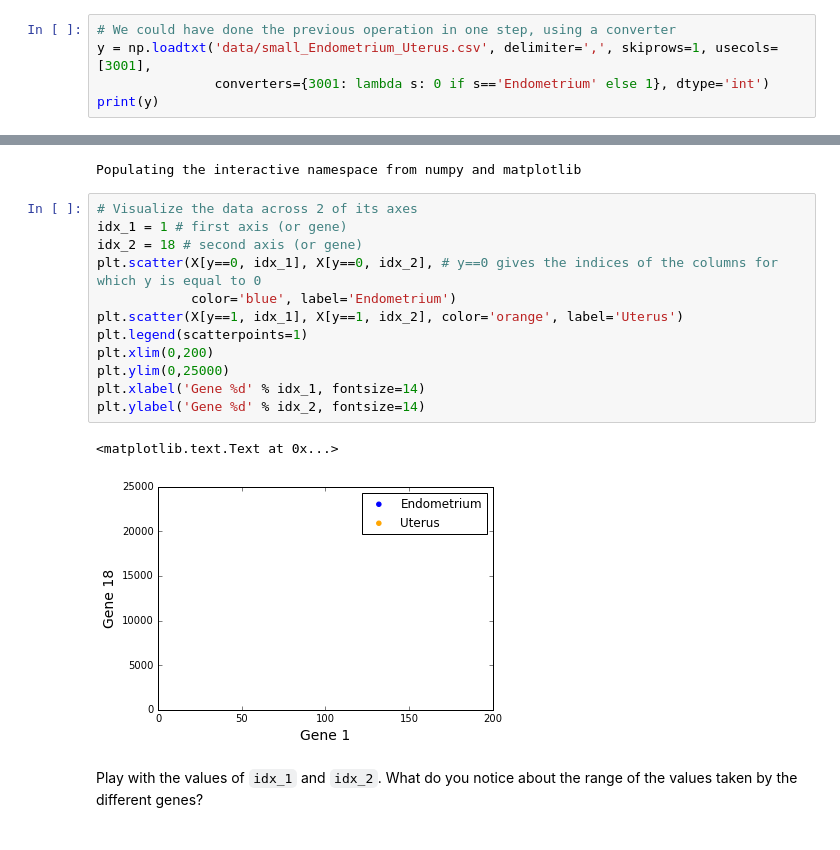
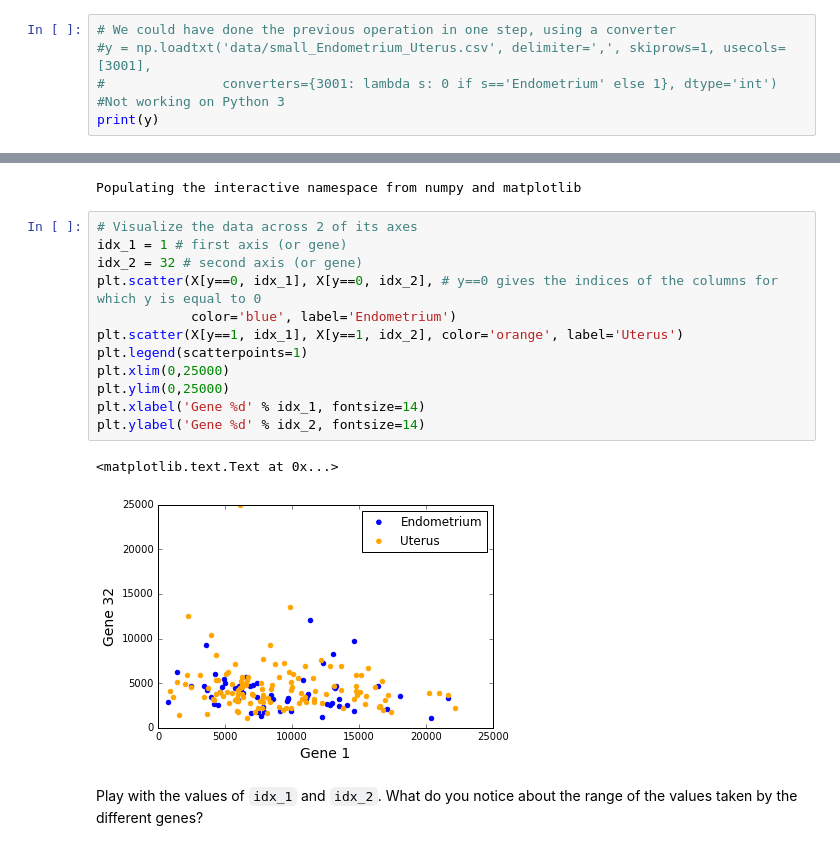
Before and after one commit to AdrienGlmz/ma2823_2016, a Jupyter notebook: lab_notebooks/Lab 2 2016-09-21 Introduction to scikit-learn.ipynb, the cells around one changed output, grey strips where cells are left out. Cells and saved outputs as stored; diff of their text form.

```diff
--- a/lab_notebooks/Lab 2 2016-09-21 Introduction to scikit-learn.ipynb
+++ b/lab_notebooks/Lab 2 2016-09-21 Introduction to scikit-learn.ipynb
@@ -49,7 +47,8 @@ print(y)
  0 0 0 0 0 0 1 1 1 1 1 1 1 1 1 1 1 0 0 0 0 0 0 1 1 1 1 1 1 1 1 1 1 1 1]
 # %%
 # We could have done the previous operation in one step, using a converter
-y = np.loadtxt('data/small_Endometrium_Uterus.csv', delimiter=',', skiprows=1, usecols=[3001],
-               converters={3001: lambda s: 0 if s=='Endometrium' else 1}, dtype='int')
+#y = np.loadtxt('data/small_Endometrium_Uterus.csv', delimiter=',', skiprows=1, usecols=[3001],
+#               converters={3001: lambda s: 0 if s=='Endometrium' else 1}, dtype='int')
+#Not working on Python 3
 print(y)
 # %% [output]
@@ -68,18 +67,18 @@ Populating the interactive namespace from numpy and matplotlib
 # %%
 # Visualize the data across 2 of its axes
 idx_1 = 1 # first axis (or gene)
-idx_2 = 18 # second axis (or gene)
+idx_2 = 32 # second axis (or gene)
 plt.scatter(X[y==0, idx_1], X[y==0, idx_2], # y==0 gives the indices of the columns for which y is equal to 0
             color='blue', label='Endometrium')
 plt.scatter(X[y==1, idx_1], X[y==1, idx_2], color='orange', label='Uterus')
 plt.legend(scatterpoints=1)
-plt.xlim(0,200)
+plt.xlim(0,25000)
 plt.ylim(0,25000)
 plt.xlabel('Gene %d' % idx_1, fontsize=14)
 plt.ylabel('Gene %d' % idx_2, fontsize=14)
 # %% [output]
 <matplotlib.text.Text at 0x...>
-[figure, old version]
+[figure, new version]
 # %% [markdown]
 Play with the values of `idx_1` and `idx_2`. What do you notice about the range of the values taken by the different genes?
 # %% [markdown]
```
Also changed, not shown: parts of 32 cells of this notebook, 1 other file.
